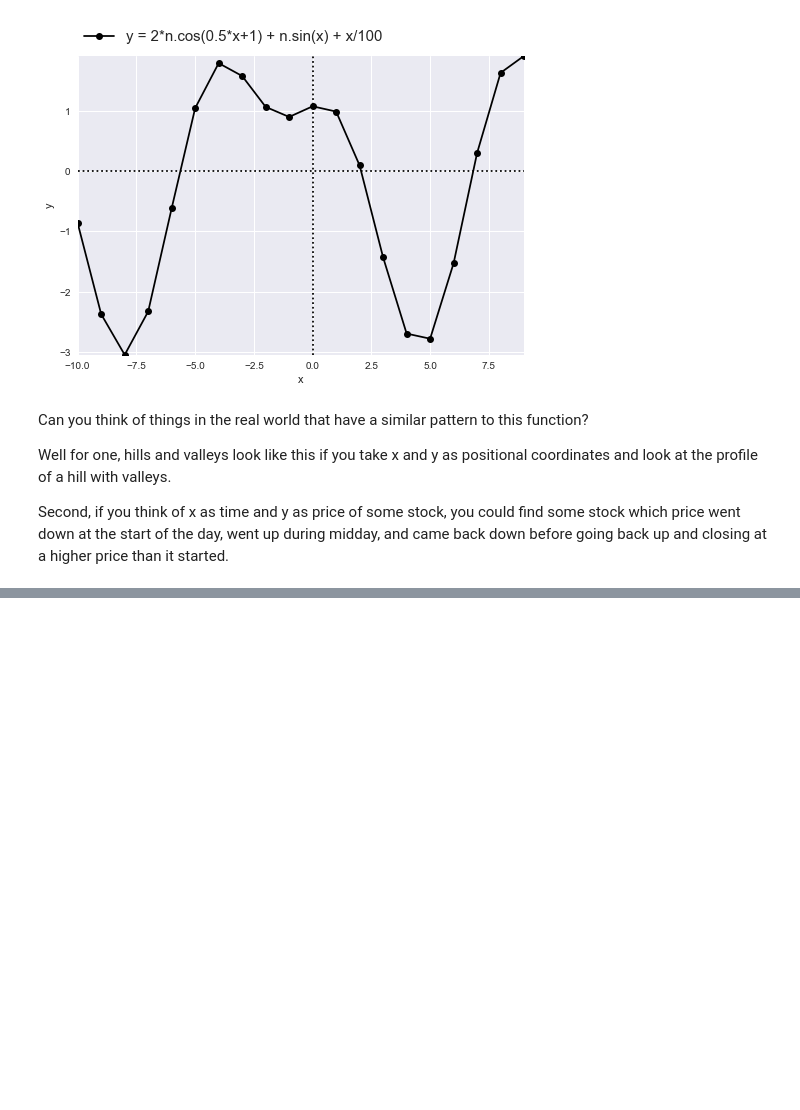
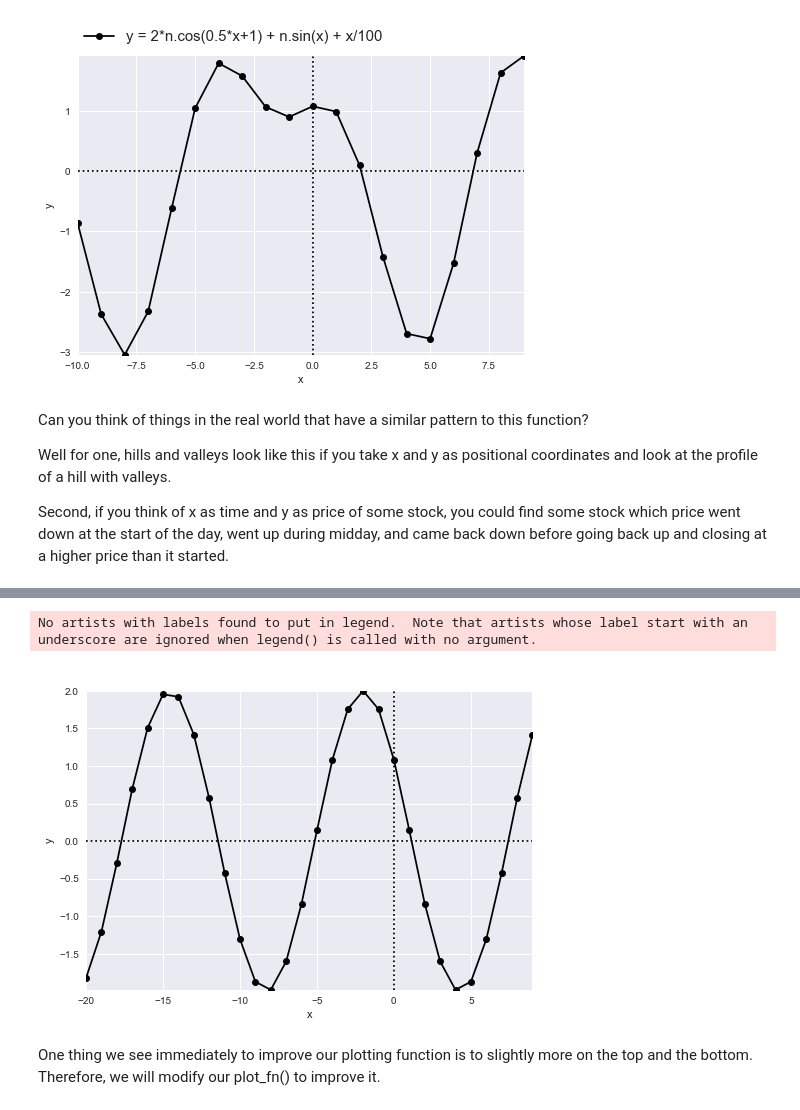
Before and after one commit to CubeStatistica/Learning-Python-And-Math-Together, a Jupyter notebook: Lesson-3-Graphs.ipynb, the cells around one changed output, grey strips where cells are left out. Cells and saved outputs as stored; diff of their text form; code cells hidden in the pictures; blank space fills up the shorter version.

```diff
--- a/Lesson-3-Graphs.ipynb
+++ b/Lesson-3-Graphs.ipynb
@@ -89,0 +96,4 @@ Second, if you think of x as time and y as price of some stock, you could find s
+# %%
+x = n.arange(-20, 10)
+
+y = 2*n.cos(0.5*x+1) + n.sin(x) + x/100
@@ -89,0 +108,6 @@ Second, if you think of x as time and y as price of some stock, you could find s
+# %%
+x1 = 2*n.cos(0.5*x+1)
+x2 = n.sin(x)
+x3 = x/100
+
+print('x1', x1, '\n\n', 'x2', x2, '\n\n', 'x3', x3)
@@ -89,0 +148,7 @@ Second, if you think of x as time and y as price of some stock, you could find s
+# %%
+plot_fn(x, x1)
+# %% [output]
+No artists with labels found to put in legend.  Note that artists whose label start with an underscore are ignored when legend() is called with no argument.
+[figure, added]
+# %% [markdown]
+One thing we see immediately to improve our plotting function is to slightly more on the top and the bottom. Therefore, we will modify our plot_fn() to improve it.
```
Also changed, not shown: parts of 12 cells of this notebook, 1 other file.
